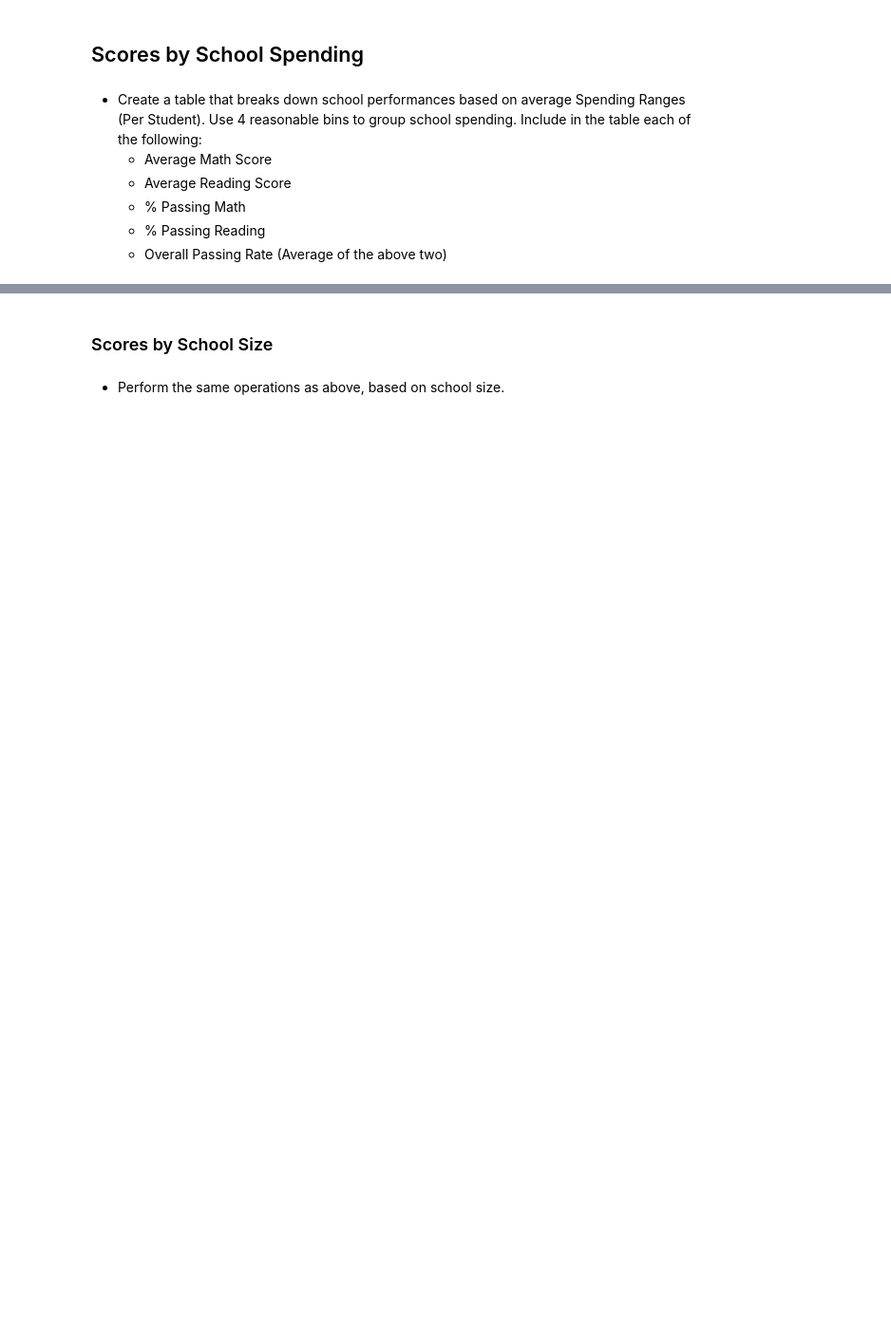
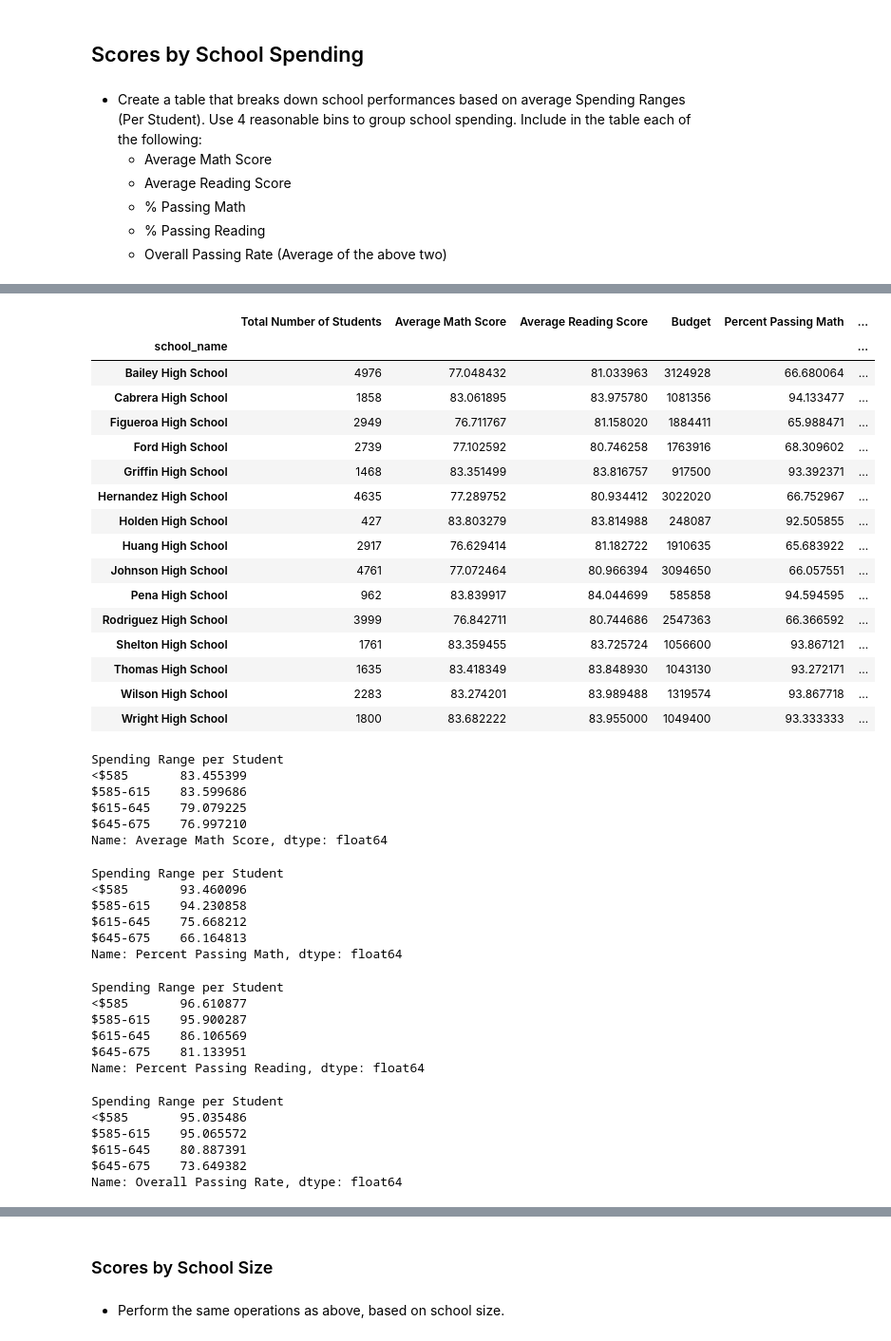
Before and after one commit to vinhtct/DS-311-Assignments, a Jupyter notebook: Python Module/Week 4/Python_Lab_Assignment.ipynb, the cells around one changed output, grey strips where cells are left out. Shown at 95% size. Saved outputs shown, nothing was run; the diff lists cells and outputs as text; code cells hidden in the pictures; blank space fills up the shorter version.

```diff
--- a/Python Module/Week 4/Python_Lab_Assignment.ipynb
+++ b/Python Module/Week 4/Python_Lab_Assignment.ipynb
@@ -405,10 +543,71 @@ group_names = ["<$585", "$585-615", "$615-645", "$645-675"]
 # %%
 # Create a new column to define the spending ranges per student
+
+school_summary['Spending Range per Student'] = pd.cut(school_summary['Budget per Student'], bins = spending_bins, labels = group_names)
+school_summary
+# %% [output]
+|  | Total Number of Students | Average Math Score | Average Reading Score | Budget | Percent Passing Math | ... |
+| school_name |  |  |  |  |  | ... |
+| Bailey High School | 4976 | 77.048432 | 81.033963 | 3124928 | 66.680064 | ... |
+| Cabrera High School | 1858 | 83.061895 | 83.975780 | 1081356 | 94.133477 | ... |
+| Figueroa High School | 2949 | 76.711767 | 81.158020 | 1884411 | 65.988471 | ... |
+| Ford High School | 2739 | 77.102592 | 80.746258 | 1763916 | 68.309602 | ... |
+| Griffin High School | 1468 | 83.351499 | 83.816757 | 917500 | 93.392371 | ... |
+| Hernandez High School | 4635 | 77.289752 | 80.934412 | 3022020 | 66.752967 | ... |
+| Holden High School | 427 | 83.803279 | 83.814988 | 248087 | 92.505855 | ... |
+| Huang High School | 2917 | 76.629414 | 81.182722 | 1910635 | 65.683922 | ... |
+| Johnson High School | 4761 | 77.072464 | 80.966394 | 3094650 | 66.057551 | ... |
+| Pena High School | 962 | 83.839917 | 84.044699 | 585858 | 94.594595 | ... |
+| Rodriguez High School | 3999 | 76.842711 | 80.744686 | 2547363 | 66.366592 | ... |
+| Shelton High School | 1761 | 83.359455 | 83.725724 | 1056600 | 93.867121 | ... |
+| Thomas High School | 1635 | 83.418349 | 83.848930 | 1043130 | 93.272171 | ... |
+| Wilson High School | 2283 | 83.274201 | 83.989488 | 1319574 | 93.867718 | ... |
+| Wright High School | 1800 | 83.682222 | 83.955000 | 1049400 | 93.333333 | ... |
 # %%
 # Calculate the average math score within each spending range
+
+avg_math_score_by_spending = school_summary.groupby('Spending Range per Student')['Average Math Score'].mean()
+avg_math_score_by_spending
+# %% [output]
+Spending Range per Student
+<$585       83.455399
+$585-615    83.599686
+$615-645    79.079225
+$645-675    76.997210
+Name: Average Math Score, dtype: float64
 # %%
 # Calculate the percentage passing rate for math in each spending range
+
+pcnt_pass_math_by_spending = school_summary.groupby('Spending Range per Student')['Percent Passing Math'].mean()
+pcnt_pass_math_by_spending
+# %% [output]
+Spending Range per Student
+<$585       93.460096
+$585-615    94.230858
+$615-645    75.668212
+$645-675    66.164813
+Name: Percent Passing Math, dtype: float64
 # %%
 # Calculate the percentage passing rate for reading in each spending range
+
+pcnt_pass_reading_by_spending = school_summary.groupby('Spending Range per Student')['Percent Passing Reading'].mean()
+pcnt_pass_reading_by_spending
+# %% [output]
+Spending Range per Student
+<$585       96.610877
+$585-615    95.900287
+$615-645    86.106569
+$645-675    81.133951
+Name: Percent Passing Reading, dtype: float64
 # %%
 # Calculate the percentage overall passing rate in each spending range
+
+pcnt_ovr_passing_by_spending = school_summary.groupby('Spending Range per Student')['Overall Passing Rate'].mean()
+pcnt_ovr_passing_by_spending
+# %% [output]
+Spending Range per Student
+<$585       95.035486
+$585-615    95.065572
+$615-645    80.887391
+$645-675    73.649382
+Name: Overall Passing Rate, dtype: float64
```
Also changed, not shown: parts of 27 cells of this notebook.
